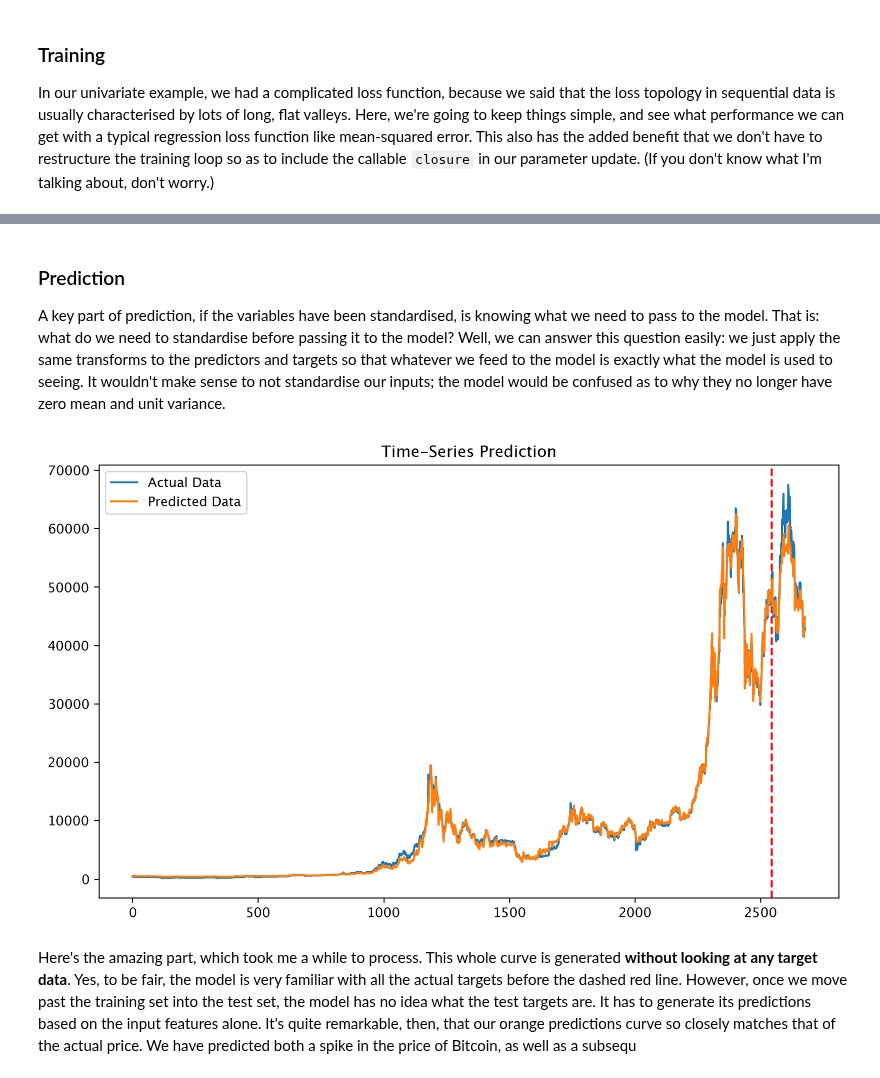
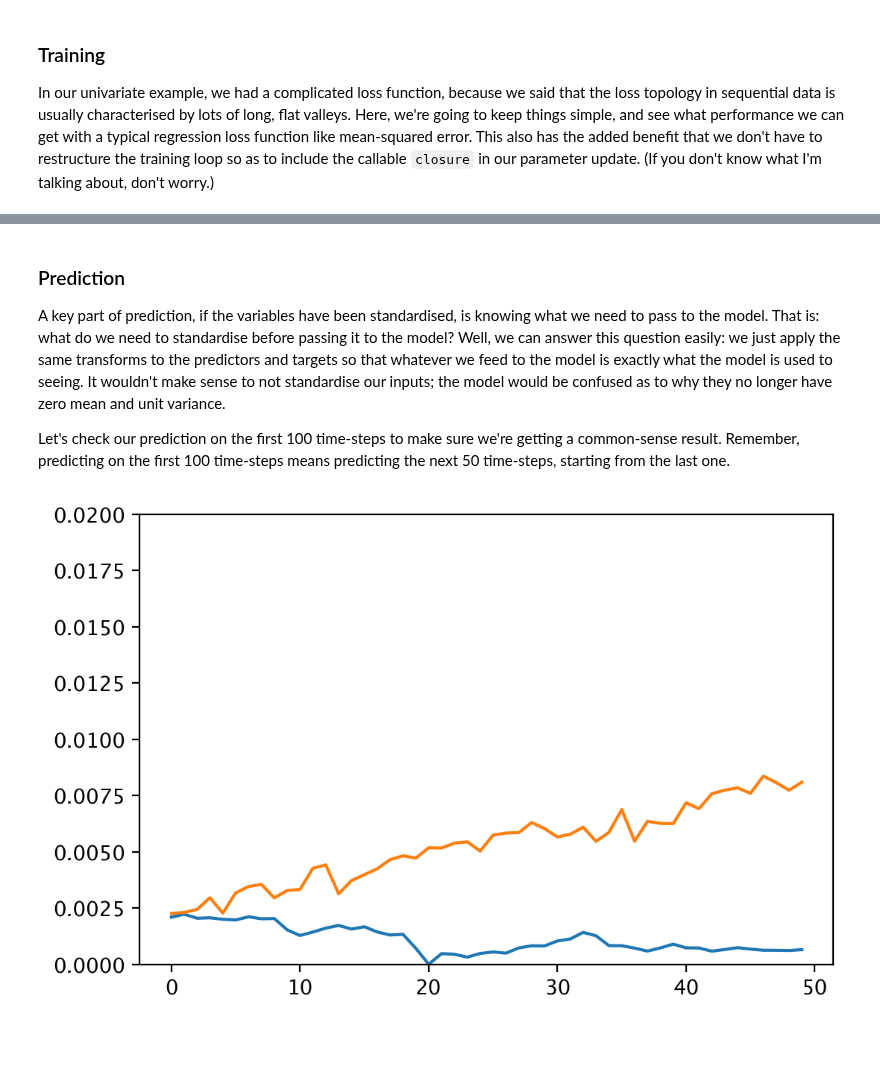
Before and after one commit to charlieoneill11/charlieoneill, a Jupyter notebook: _notebooks/2022-01-14-lstm2.ipynb, the cells around one changed output, grey strips where cells are left out. Drawn from its saved outputs; the diff is of its cells as text; code cells hidden in the pictures; blank space fills up the shorter version.

```diff
--- a/_notebooks/2022-01-14-lstm2.ipynb
+++ b/_notebooks/2022-01-14-lstm2.ipynb
@@ -88,13 +136,12 @@ Above, we mentioned that we wanted to predict the data a several months into the
 # %%
-total_samples = len(df)
-train_test_cutoff = round(0.95 * total_samples)
+total_samples = len(X)
+train_test_cutoff = round(0.90 * total_samples)
 
-# train-test split (200, 53)
-X_train = X_ss[:train_test_cutoff, :]
-X_test = X_ss[train_test_cutoff:, :]
+X_train = X_ss[:-150]
+X_test = X_ss[-150:]
 
-y_train = y_mm[:train_test_cutoff, :]
-y_test = y_mm[train_test_cutoff:, :]
+y_train = y_mm[:-150]
+y_test = y_mm[-150:]
 # %%
 print("Training Shape:", X_train.shape, y_train.shape)
 print("Testing Shape:", X_test.shape, y_test.shape)
@@ -122,11 +173,11 @@ To reshape the tensors into our required shape, we use `torch.reshape`. This tak
 # %%
 # reshaping to rows, timestamps, features
 X_train_tensors_final = torch.reshape(X_train_tensors,
-                                      (X_train_tensors.shape[0], 1,
-                                       X_train_tensors.shape[1]))
+                                      (X_train_tensors.shape[0], 100,
+                                       X_train_tensors.shape[2]))
 X_test_tensors_final = torch.reshape(X_test_tensors,
-                                     (X_test_tensors.shape[0], 1,
-                                      X_test_tensors.shape[1]))
+                                     (X_test_tensors.shape[0], 100,
+                                      X_test_tensors.shape[2]))
 # %%
 print("Training Shape:", X_train_tensors_final.shape, y_train_tensors.shape)
 print("Testing Shape:", X_test_tensors_final.shape, y_test_tensors.shape)
@@ -215,7 +363,7 @@ input_size = 4 # number of features
 hidden_size = 2 # number of features in hidden state
 num_layers = 1 # number of stacked lstm layers
 
-num_classes = 1 # number of output classes
+num_classes = 50 # number of output classes
 
 lstm = LSTM(num_classes,
               input_size,
@@ -247,3 +399,5 @@ Epoch: 900, loss: 0.00014
 # %% [markdown]
 ### Prediction
 A key part of prediction, if the variables have been standardised, is knowing what we need to pass to the model. That is: what do we need to standardise before passing it to the model? Well, we can answer this question easily: we just apply the same transforms to the predictors and targets so that whatever we feed to the model is exactly what the model is used to seeing. It wouldn't make sense to not standardise our inputs; the model would be confused as to why they no longer have zero mean and unit variance.
+
+Let's check our prediction on the first 100 time-steps to make sure we're getting a common-sense result. Remember, predicting on the first 100 time-steps means predicting the next 50 time-steps, starting from the last one.
@@ -258,24 +404,11 @@ df_X_ss = torch.reshape(df_X_ss, (df_X_ss.shape[0], 1, df_X_ss.shape[1]))
-# %%
-train_predict = lstm(df_X_ss) # forward pass
-data_predict = train_predict.data.numpy() # numpy conversion
-dataY_plot = df_y_mm.data.numpy()
-
-data_predict = mm.inverse_transform(data_predict) # reverse transformation
-dataY_plot = mm.inverse_transform(dataY_plot)
-true, preds = [], []
-for i in range(len(dataY_plot)):
-    true.append(dataY_plot[i][0])
-for i in range(len(data_predict)):
-    preds.append(data_predict[i][0])
-plt.figure(figsize=(10,6)) #plotting
-plt.axvline(x=train_test_cutoff, c='r', linestyle='--') # size of the training set
-
-plt.plot(true, label='Actual Data') # actual plot
-plt.plot(preds, label='Predicted Data') # predicted plot
-plt.title('Time-Series Prediction')
-plt.legend()
-plt.show()
-# %% [output]
-[figure, removed]
-# %% [markdown]
-Here's the amazing part, which took me a while to process. This whole curve is generated __without looking at any target data__. Yes, to be fair, the model is very familiar with all the actual targets before the dashed red line. However, once we move past the training set into the test set, the model has no idea what the test targets are. It has to generate its predictions based on the input features alone. It's quite remarkable, then, that our orange predictions curve so closely matches that of the actual price. We have predicted both a spike in the price of Bitcoin, as well as a subsequ
+# %%
+cs_predict = lstm(X_train_tensors_final[0].unsqueeze(0))
+cs_predict = cs_predict.detach().numpy()
+cs_predict = cs_predict.squeeze(0)
+# %%
+plt.plot(y_train[0])
+plt.plot(cs_predict)
+plt.ylim(0, 0.02)
+plt.show()
+# %% [output]
+[figure, added]
```
Also changed, not shown: parts of 51 cells of this notebook.
